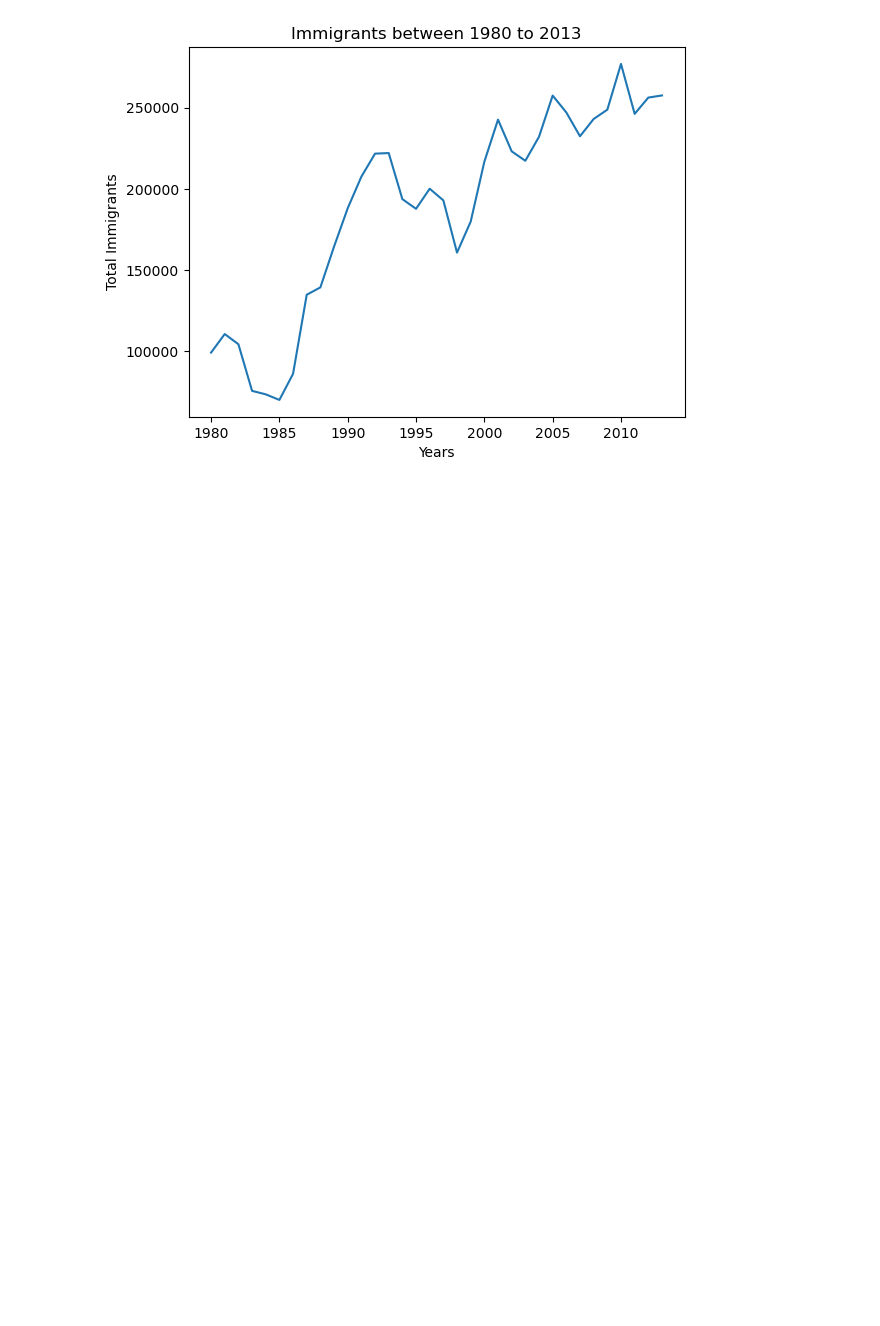
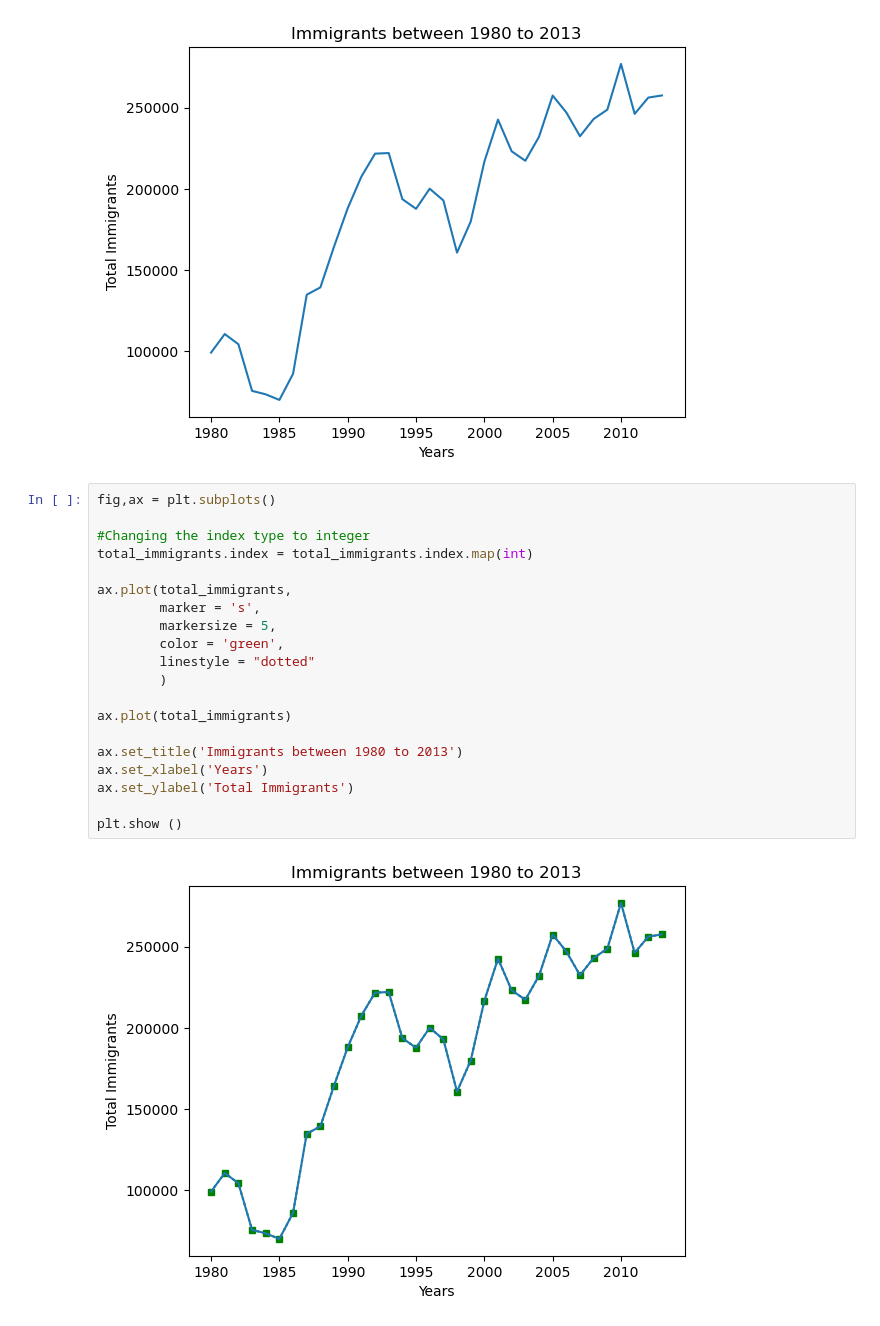
Before and after one commit to CyberWol-12/Data_Visualization_with_Python, a Jupyter notebook: data_visualizataion_with_python/2.matplotlib_lineplot.ipynb, the cells around one changed output. Saved outputs shown, nothing was run; the diff lists cells and outputs as text; blank space fills up the shorter version.

Commit message:
scatterplot

```diff
--- a/data_visualizataion_with_python/2.matplotlib_lineplot.ipynb
+++ b/data_visualizataion_with_python/2.matplotlib_lineplot.ipynb
@@ -656,3 +656,25 @@ ax.set_ylabel('Total Immigrants')
 plt.show ()
 # %% [output]
 [figure]
+# %%
+fig,ax = plt.subplots()
+
+#Changing the index type to integer
+total_immigrants.index = total_immigrants.index.map(int)
+
+ax.plot(total_immigrants,
+        marker = 's',
+        markersize = 5,
+        color = 'green',
+        linestyle = "dotted"
+        )
+
+ax.plot(total_immigrants)
+
+ax.set_title('Immigrants between 1980 to 2013')
+ax.set_xlabel('Years')
+ax.set_ylabel('Total Immigrants')
+
+plt.show ()
+# %% [output]
+[figure, added]
```
Also changed, not shown: parts of 3 cells of this notebook.
